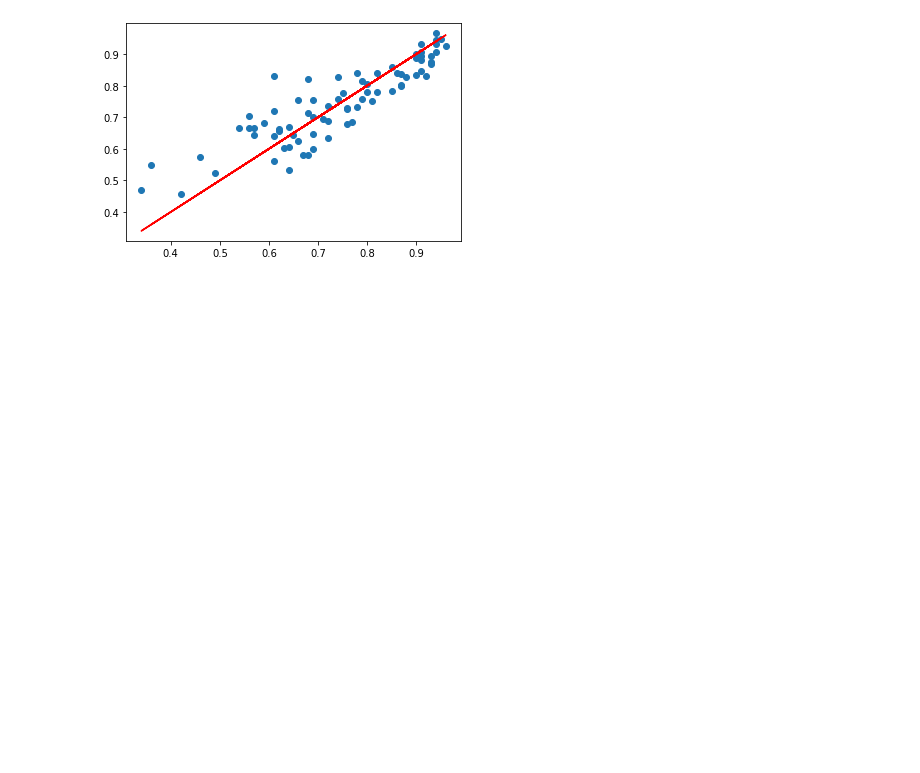
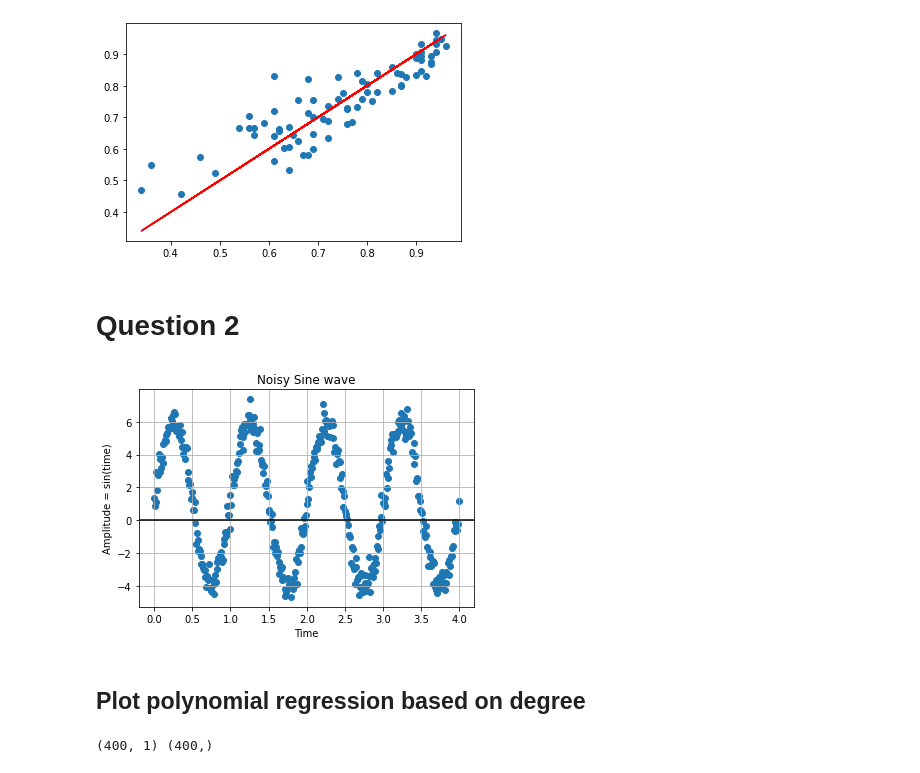
Before and after one commit to Adib-Rezaei/AI-Summer-School-2021-GroupB, a Jupyter notebook: Task2/Task2.ipynb, the cells around one changed output. Saved outputs shown, nothing was run; the diff lists cells and outputs as text; code cells hidden in the pictures; blank space fills up the shorter version.

```diff
--- a/Task2/Task2.ipynb
+++ b/Task2/Task2.ipynb
@@ -235,3 +235,37 @@ Coeffients are:  [[0.00275658 0.00253214 0.14592625]]
 The MSE for test is:  0.004915085372260905
 Linear regression score:  0.7745003817030364
 [figure]
+# %% [markdown]
+
+
+
+
+
+# Question 2
+# %%
+def noised_sine_func(time):
+    amplitude = np.sin(time * np.pi * 2) * 5
+    noise = np.random.normal(1,0.5,time.size)
+    amplitude += noise
+    return amplitude
+# %%
+def plot_sine_wave(time, amplitude):
+    plt.scatter(time, amplitude)
+    plt.title('Noisy Sine wave')
+    plt.xlabel('Time')
+    plt.ylabel('Amplitude = sin(time)')
+    plt.grid(True, which='both')
+    plt.axhline(y=0, color='k')
+    plt.show()
+# %%
+
+import numpy as np
+
+import matplotlib.pyplot as plt
+
+time = np.arange(0, 4, 0.01)
+plot_sine_wave(time, noised_sine_func(time))
+# %% [output]
+[figure, added]
+# %% [markdown]
+## Plot polynomial regression based on degree
@@ -237,0 +300,8 @@ Linear regression score:  0.7745003817030364
+# %%
+X = time
+Y = noised_sine_func(time)
+
+X = X.reshape(-1, 1)
+print(X.shape, Y.shape)
+# %% [output]
+(400, 1) (400,)
```
Also changed, not shown: parts of 15 cells of this notebook.
